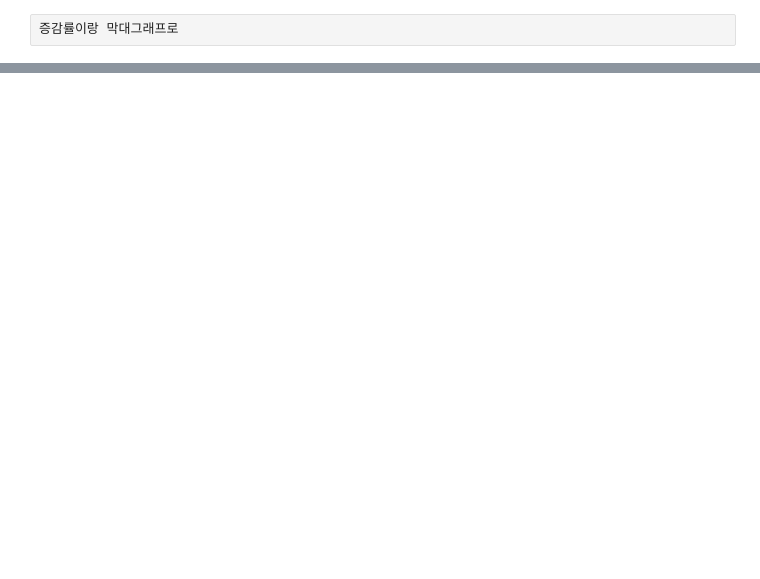
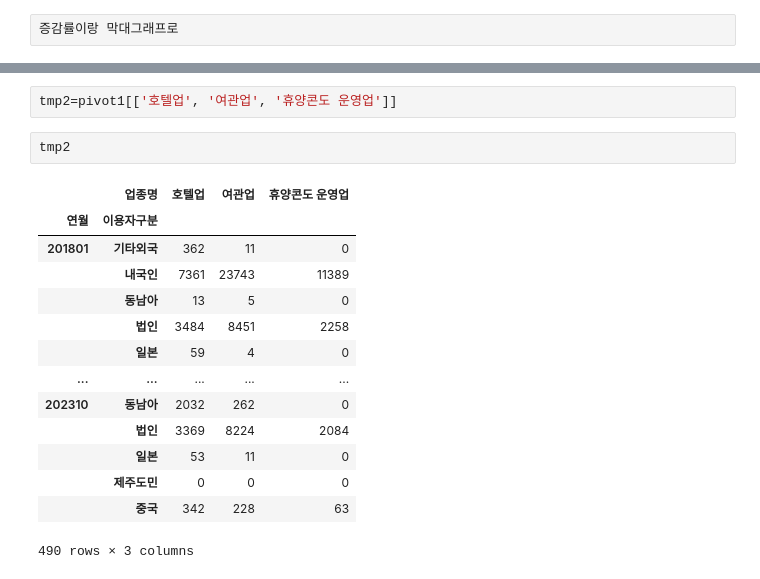
Before and after one commit to hyk2202/semi_project_2, a Jupyter notebook: Vscode/종현/2차 프로젝트.ipynb, the cells around one changed output, grey strips where cells are left out. Cells and saved outputs as stored; diff of their text form; blank space fills up the shorter version.

```diff
--- a/Vscode/종현/2차 프로젝트.ipynb
+++ b/Vscode/종현/2차 프로젝트.ipynb
@@ -107,0 +132,19 @@ Name: count, Length: 70, dtype: int64
+# %%
+tmp2=pivot1[['호텔업', '여관업', '휴양콘도 운영업']]
+# %%
+tmp2
+# %% [output]
+|  | 업종명 | 호텔업 | 여관업 | 휴양콘도 운영업 |
+| 연월 | 이용자구분 |  |  |  |
+| 201801 | 기타외국 | 362 | 11 | 0 |
+|  | 내국인 | 7361 | 23743 | 11389 |
+|  | 동남아 | 13 | 5 | 0 |
+|  | 법인 | 3484 | 8451 | 2258 |
+|  | 일본 | 59 | 4 | 0 |
+| ... | ... | ... | ... | ... |
+| 202310 | 동남아 | 2032 | 262 | 0 |
+|  | 법인 | 3369 | 8224 | 2084 |
+|  | 일본 | 53 | 11 | 0 |
+|  | 제주도민 | 0 | 0 | 0 |
+|  | 중국 | 342 | 228 | 63 |
+490 rows × 3 columns
```
Also changed, not shown: parts of 22 cells of this notebook.
